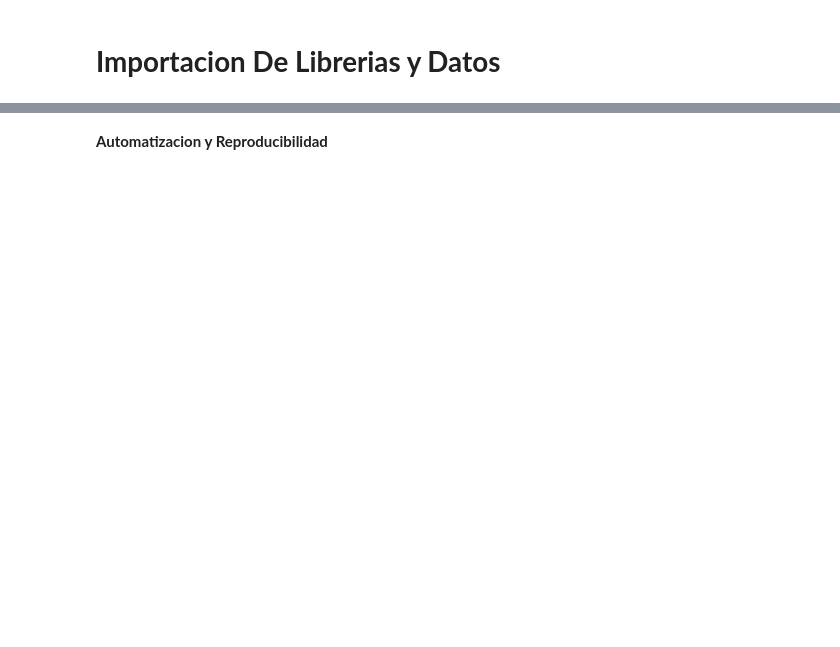
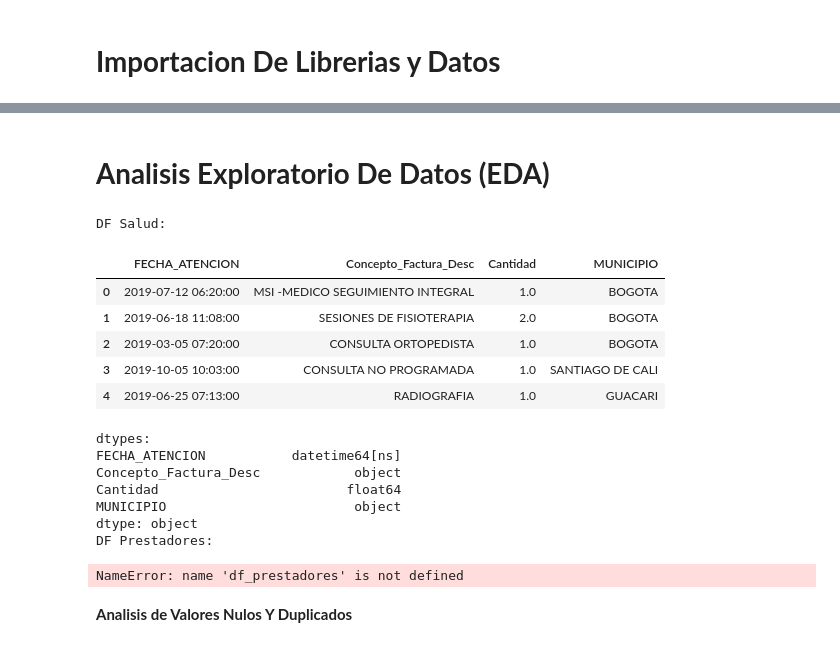
Before and after one commit to luencaro/Data-Challenge-Pro, a Jupyter notebook: data-challenge.ipynb, the cells around one changed output, grey strips where cells are left out. Saved outputs shown, nothing was run; the diff lists cells and outputs as text; code cells hidden in the pictures; blank space fills up the shorter version.

```diff
--- a/data-challenge.ipynb
+++ b/data-challenge.ipynb
@@ -84,2 +2,0 @@ print(f"Registros sin coincidencia en Prestadores: {df_merged['HOMOLOGACION NIT'
-# %% [markdown]
-**Automatizacion y Reproducibilidad**
@@ -109,0 +6,31 @@ df_prest.head()
+# %% [markdown]
+# **Analisis Exploratorio De Datos (EDA)**
+# %%
+# Vista previa de cada dataset
+df_salud = df.copy()
+print("DF Salud:")
+display(df_salud.head())
+print("dtypes:")
+print(df_salud.dtypes)
+
+
+print("DF Prestadores:")
+display(df_prestadores.head())
+print("dtypes:")
+print(df_prestadores.dtypes)
+# %% [output]
+DF Salud:
+|  | FECHA_ATENCION | Concepto_Factura_Desc | Cantidad | MUNICIPIO |
+| 0 | 2019-07-12 06:20:00 | MSI -MEDICO SEGUIMIENTO INTEGRAL | 1.0 | BOGOTA |
+| 1 | 2019-06-18 11:08:00 | SESIONES DE FISIOTERAPIA | 2.0 | BOGOTA |
+| 2 | 2019-03-05 07:20:00 | CONSULTA ORTOPEDISTA | 1.0 | BOGOTA |
+| 3 | 2019-10-05 10:03:00 | CONSULTA NO PROGRAMADA | 1.0 | SANTIAGO DE CALI |
+| 4 | 2019-06-25 07:13:00 | RADIOGRAFIA | 1.0 | GUACARI |
+dtypes:
+FECHA_ATENCION           datetime64[ns]
+Concepto_Factura_Desc            object
+Cantidad                        float64
+MUNICIPIO                        object
+dtype: object
+DF Prestadores:
+NameError: name 'df_prestadores' is not defined
@@ -109,0 +51,2 @@ df_prest.head()
+# %% [markdown]
+**Analisis de Valores Nulos Y Duplicados**
```
Also changed, not shown: parts of 48 cells of this notebook.
